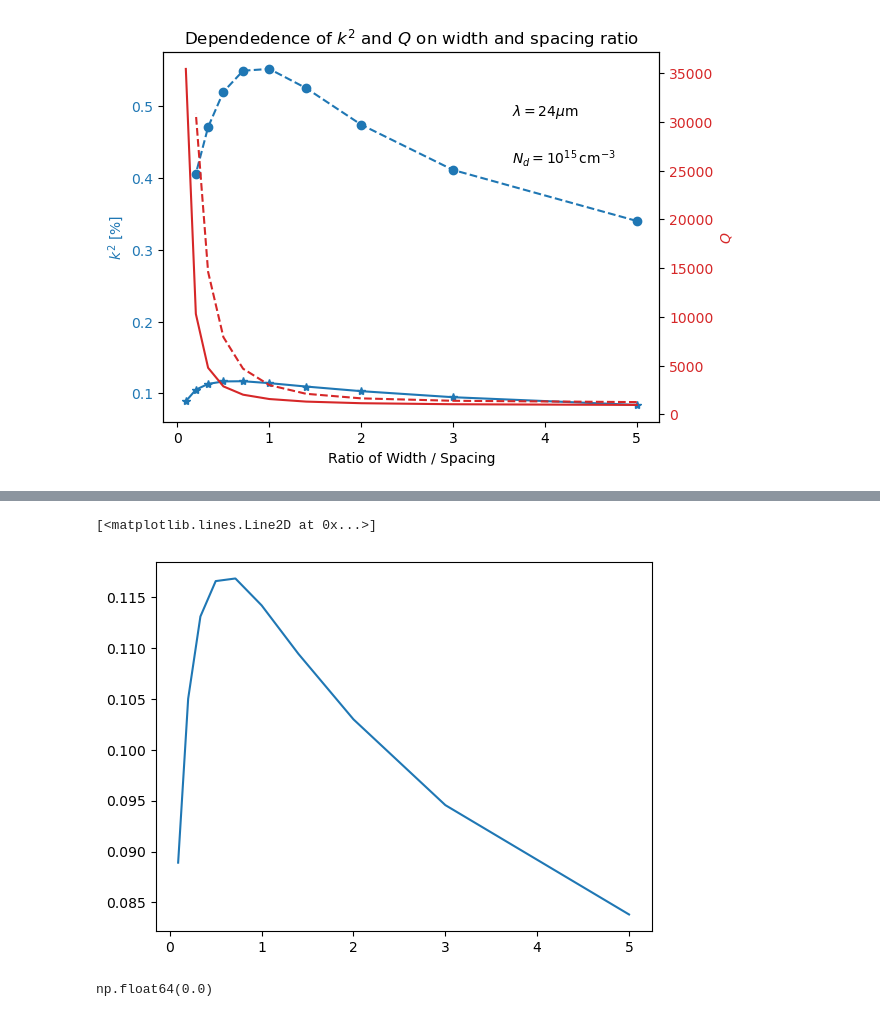
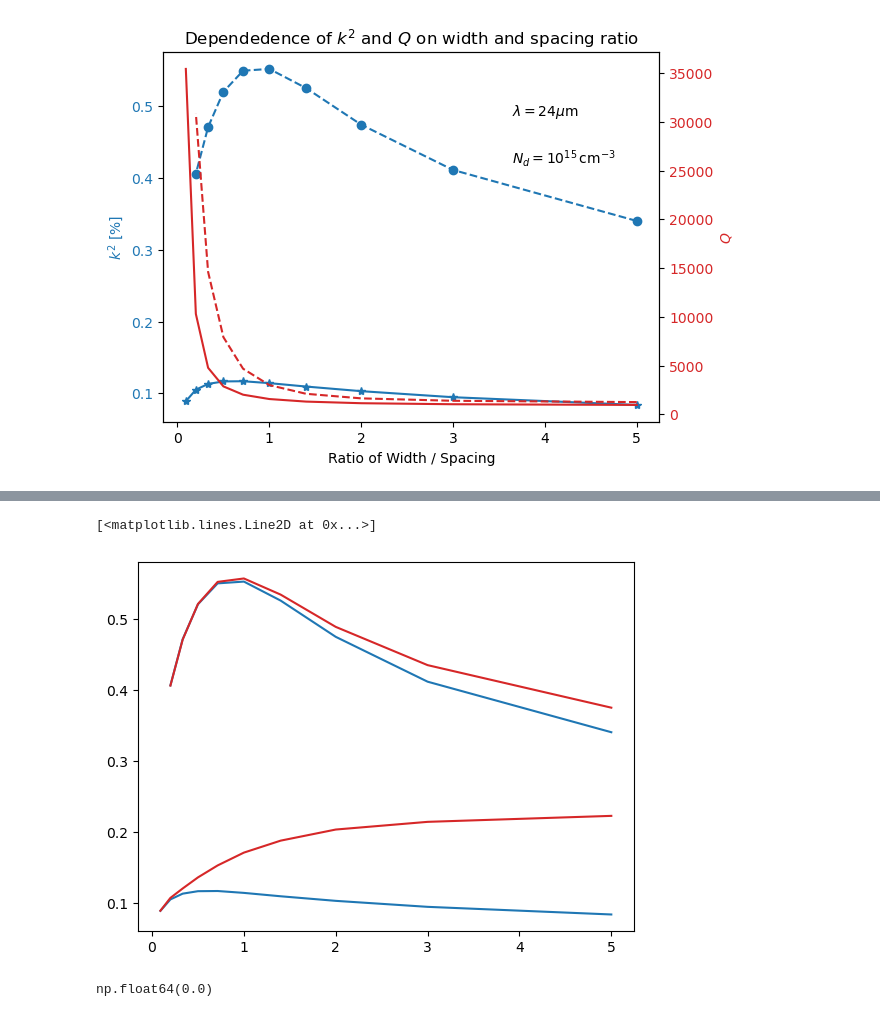
Before and after one commit to ninja-lab/Resonators, a Jupyter notebook: ComsolPlots2_.ipynb, the cells around one changed output, grey strips where cells are left out. Cells and saved outputs as stored; diff of their text form; code cells hidden in the pictures.

```diff
--- a/ComsolPlots2_.ipynb
+++ b/ComsolPlots2_.ipynb
@@ -367,10 +425,13 @@ Text(0, 0.5, '$Q$')
 # %%
 fig, ax = plt.subplots()
 
 ax.plot( dfA0['w_s_ratio'], dfA0['k2_fd'], color="tab:blue")
+ax.plot( dfA0['w_s_ratio'], dfA0['k2_peak_spacing'], color="tab:red")
+ax.plot( dfS0['w_s_ratio'], dfS0['k2_fd'], color="tab:blue")
+ax.plot( dfS0['w_s_ratio'], dfS0['k2_peak_spacing'], color="tab:red")
 # %% [output]
 [<matplotlib.lines.Line2D at 0x...>]
-[figure, old version]
+[figure, new version]
 # %%
 # %% [output]
 np.float64(0.0)
```
Also changed, not shown: parts of 3 cells of this notebook, 4 other files.
